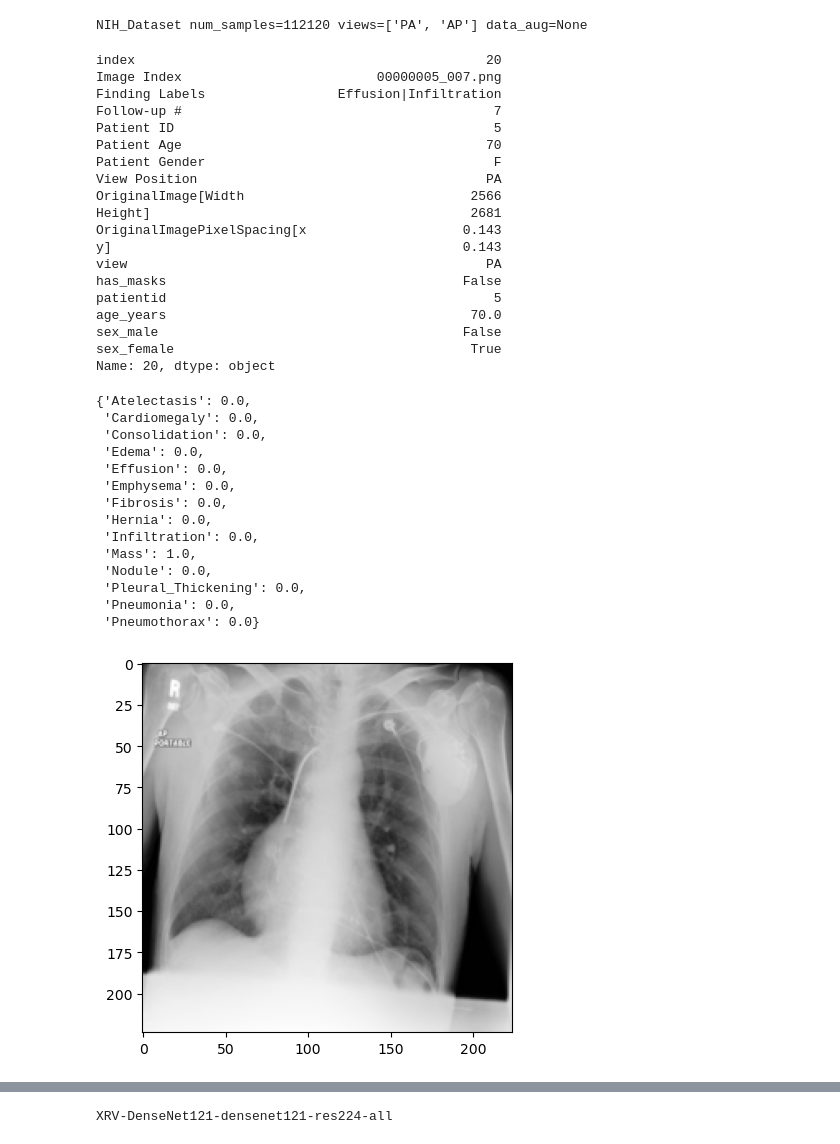
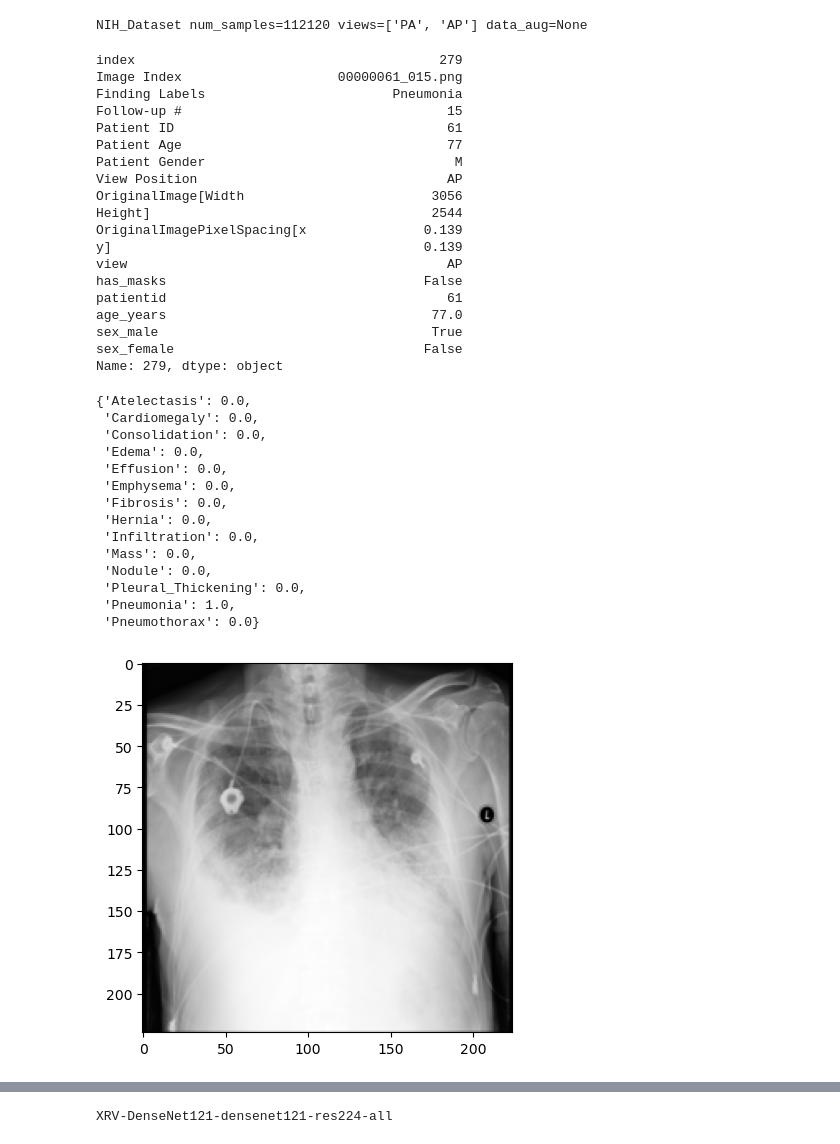
Before and after one commit to codeljs/XAI_project, a Jupyter notebook: pipeline.ipynb, the cells around one changed output, grey strips where cells are left out. Drawn from its saved outputs; the diff is of its cells as text; code cells hidden in the pictures.

```diff
--- a/pipeline.ipynb
+++ b/pipeline.ipynb
@@ -63,48 +48,50 @@ d_nih
  'Pneumonia': {0.0: 110689, 1.0: 1431},
  'Pneumothorax': {0.0: 106818, 1.0: 5302}}
 NIH_Dataset num_samples=112120 views=['PA', 'AP'] data_aug=None
+# %%
+index = 279
 # %%
-d_nih.csv.iloc[20]
+d_nih.csv.iloc[index]
 # %% [output]
-index                                             20
-Image Index                         00000005_007.png
-Finding Labels                 Effusion|Infiltration
-Follow-up #                                        7
-Patient ID                                         5
-Patient Age                                       70
-Patient Gender                                     F
-View Position                                     PA
-OriginalImage[Width                             2566
-Height]                                         2681
-OriginalImagePixelSpacing[x                    0.143
-y]                                             0.143
-view                                              PA
-has_masks                                      False
-patientid                                          5
-age_years                                       70.0
-sex_male                                       False
-sex_female                                      True
-Name: 20, dtype: object
+index                                       279
+Image Index                    00000061_015.png
+Finding Labels                        Pneumonia
+Follow-up #                                  15
+Patient ID                                   61
+Patient Age                                  77
+Patient Gender                                M
+View Position                                AP
+OriginalImage[Width                        3056
+Height]                                    2544
+OriginalImagePixelSpacing[x               0.139
+y]                                        0.139
+view                                         AP
+has_masks                                 False
+patientid                                    61
+age_years                                  77.0
+sex_male                                   True
+sex_female                                False
+Name: 279, dtype: object
 # %%
-sample = d_nih[40]
+sample = d_nih[index]
 plt.imshow(sample["img"][0], cmap="Greys_r")
 dict(zip(d_nih.pathologies,sample["lab"]))
 # %% [output]
 {'Atelectasis': 0.0,
  'Cardiomegaly': 0.0,
  'Consolidation': 0.0,
  'Edema': 0.0,
  'Effusion': 0.0,
  'Emphysema': 0.0,
  'Fibrosis': 0.0,
  'Hernia': 0.0,
  'Infiltration': 0.0,
- 'Mass': 1.0,
+ 'Mass': 0.0,
  'Nodule': 0.0,
  'Pleural_Thickening': 0.0,
- 'Pneumonia': 0.0,
+ 'Pneumonia': 1.0,
  'Pneumothorax': 0.0}
-[figure, old version]
+[figure, new version]
 # %%
 print(sample)
 # %% [output]
```
Also changed, not shown: parts of 14 cells of this notebook, 24 other files.
